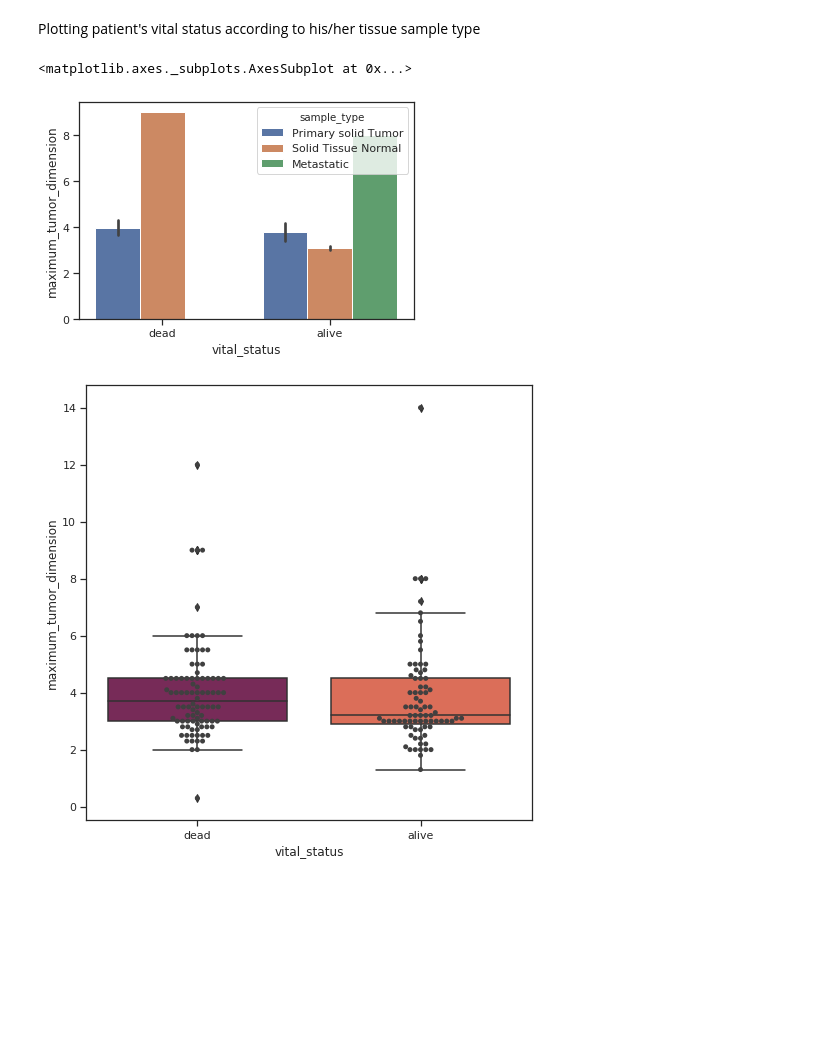
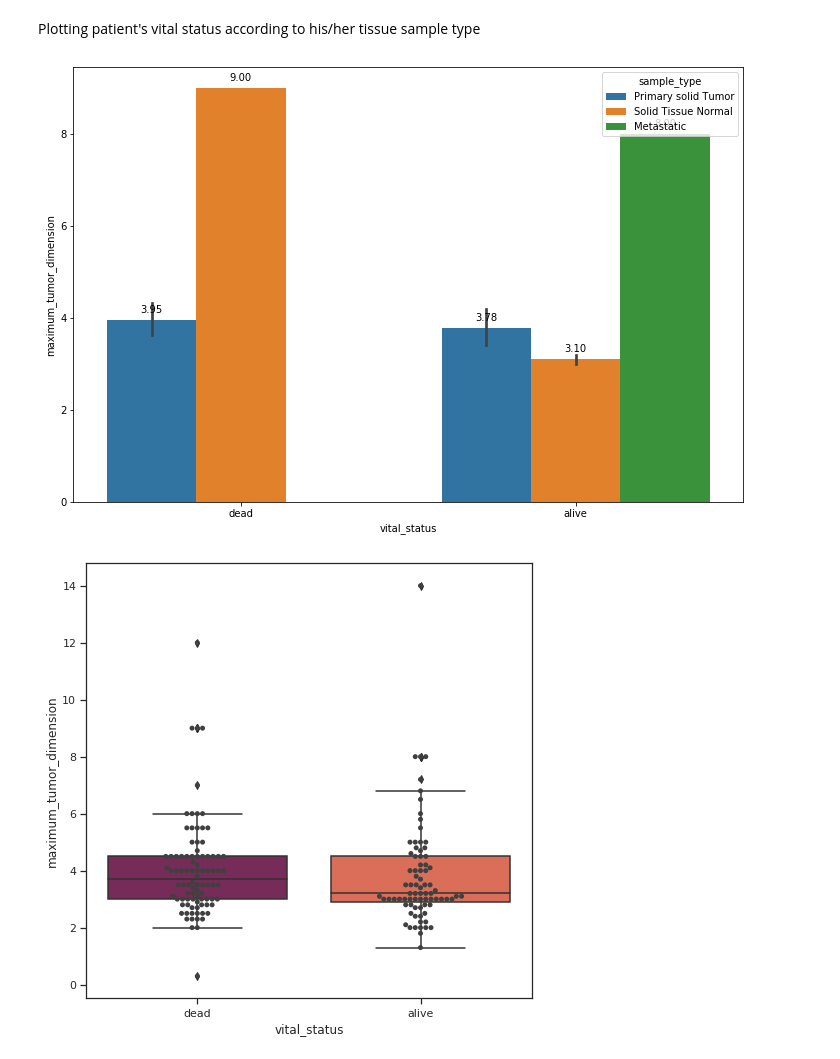
Before and after one commit to kaish114/Elucidata-Assignment-Internship, a Jupyter notebook: Elucidata_Assignment.ipynb, the cells around one changed output. Saved outputs shown, nothing was run; the diff lists cells and outputs as text; code cells hidden in the pictures; blank space fills up the shorter version.

```diff
--- a/Elucidata_Assignment.ipynb
+++ b/Elucidata_Assignment.ipynb
@@ -553,12 +560,14 @@ print("So from above description we can conclude that: Approx every patient canc
 So from above description we can conclude that: Approx every patient cancer grows and spreads into body cells.
 # %% [markdown]
 Plotting patient's vital status according to his/her tissue sample type
-# %%
-#sns barplot
-sns.barplot(x='vital_status', y='maximum_tumor_dimension', hue='sample_type', data=column_metadata)
-# %% [output]
-<matplotlib.axes._subplots.AxesSubplot at 0x...>
-[figure, removed]
+# %%
+#sns barplot
+plt.figure(figsize=(12, 8))
+splot = sns.barplot(x='vital_status', y='maximum_tumor_dimension', hue='sample_type', data=column_metadata)
+for p in splot.patches:
+  splot.annotate(format(p.get_height(), '.2f'), (p.get_x() + p.get_width() / 2., p.get_height()), ha = 'center', va = 'center', xytext = (0, 10), textcoords = 'offset points')
+# %% [output]
+[figure, added]
 # %%
 plt.figure(figsize=(8, 8))
 ax=sns.boxplot(x='vital_status', y='maximum_tumor_dimension', data=column_metadata, palette="rocket")
```
Also changed, not shown: parts of 3 cells of this notebook.
